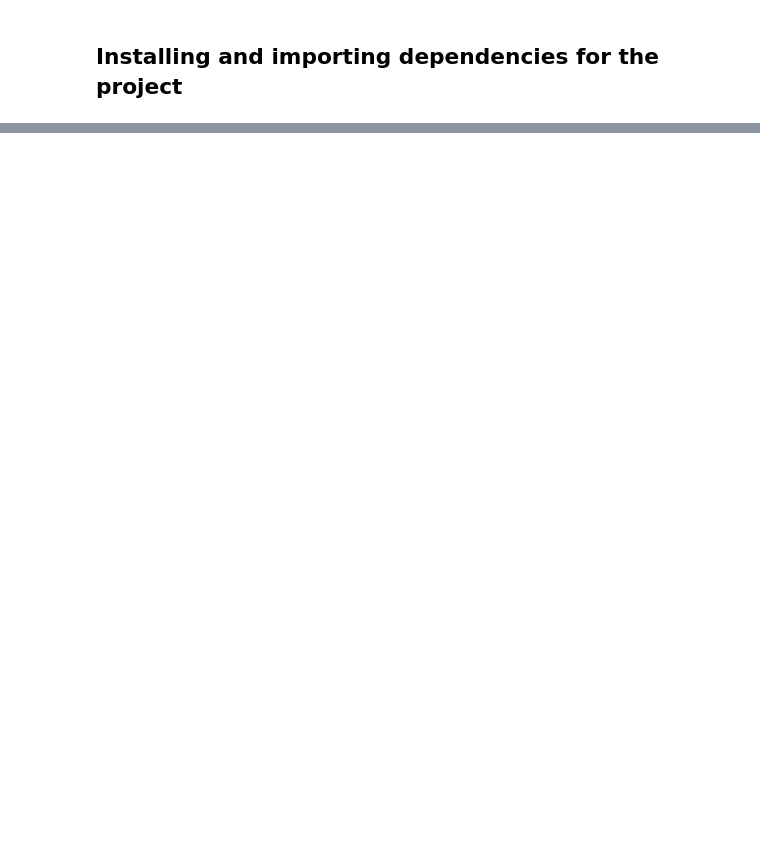
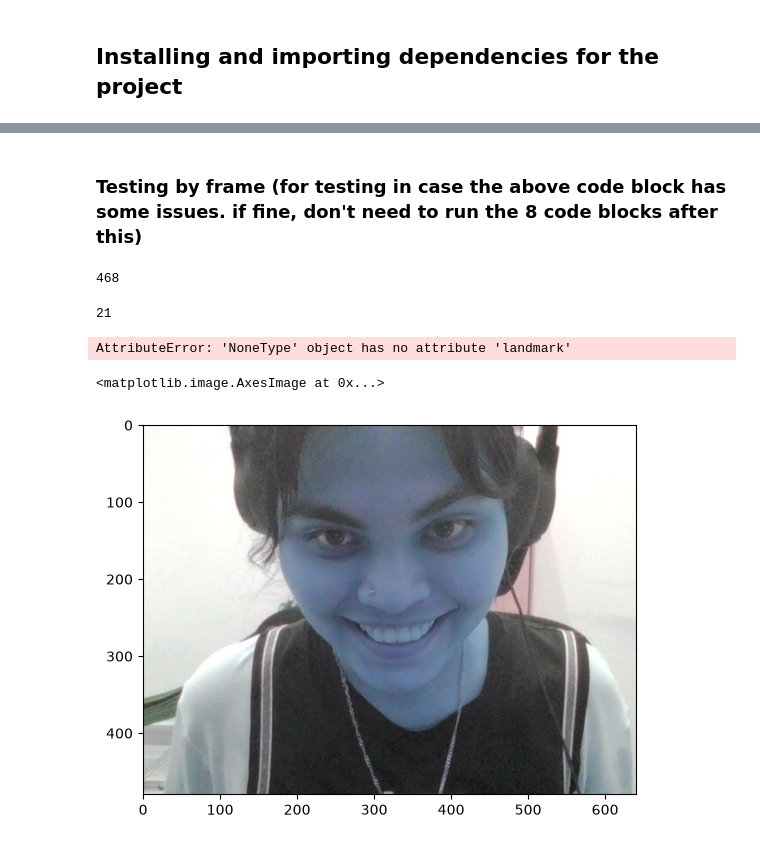
Before and after one commit to lenarae/SignLink, a Jupyter notebook: sign_lang_vid_detection/work.ipynb, the cells around one changed output, grey strips where cells are left out. Cells and saved outputs as stored; diff of their text form; code cells hidden in the pictures; blank space fills up the shorter version.

```diff
--- a/sign_lang_vid_detection/work.ipynb
+++ b/sign_lang_vid_detection/work.ipynb
@@ -35,0 +59,9 @@ import mediapipe as mp
+# %%
+# function: to make detections (convert from bgr to rgb then make img not writeable. make prediction then make the image writeable before converting rgb to bgr)
+def mediapipe_detection(image, model):
+    image = cv2.cvtColor(image, cv2.COLOR_BGR2RGB)
+    image.flags.writeable = False
+    results = model.process(image)
+    image.flags.writeable = True
+    image = cv2.cvtColor(image, cv2.COLOR_RGB2BGR)
+    return image, results
@@ -35,0 +124,30 @@ import mediapipe as mp
+# %%
+#Access webcam (device 0). cap reads the feed from webcam and stores it.
+cap = cv2.VideoCapture(0)
+
+#access holistic model (detect then track)
+with mp_holistic.Holistic(min_detection_confidence=0.5, min_tracking_confidence=0.5) as holistic:
+    while cap.isOpened():
+    #read feed (ret = return value (boolean), frame = image array)
+        ret, frame = cap.read()
+
+        #make detections
+        image,results = mediapipe_detection(frame, holistic)
+        print(results)
+
+        #draw landmarks
+        landmarks_draw(image, results)
+
+        #show
+        if ret!= True:
+            print("Error reading frame from webcam. Exiting...")
+            break
+        else:
+            cv2.imshow("Sign_Language_Detection", image)
+
+        #if the key 'q' is pressed inside of the frame, exit the loop
+        if cv2.waitKey(1) & 0xFF == ord('q'):
+            break
+
+    cap.release()
+    cv2.destroyAllWindows()
@@ -35,0 +172,25 @@ import mediapipe as mp
+# %% [markdown]
+### Testing by frame (for testing in case the above code block has some issues. if fine, don't need to run the 8 code blocks after this)
+# %%
+#face landmarks
+results.face_landmarks
+len(results.face_landmarks.landmark)
+# %% [output]
+468
+# %%
+#right_hand landmarks
+results.right_hand_landmarks
+len(results.right_hand_landmarks.landmark)
+# %% [output]
+21
+# %%
+#left_hand landmarks
+results.right_hand_landmarks
+len(results.left_hand_landmarks.landmark)
+# %% [output]
+AttributeError: 'NoneType' object has no attribute 'landmark'
+# %%
+plt.imshow(frame)
+# %% [output]
+<matplotlib.image.AxesImage at 0x...>
+[figure, added]
```
Also changed, not shown: parts of 12 cells of this notebook, 5 other files.
